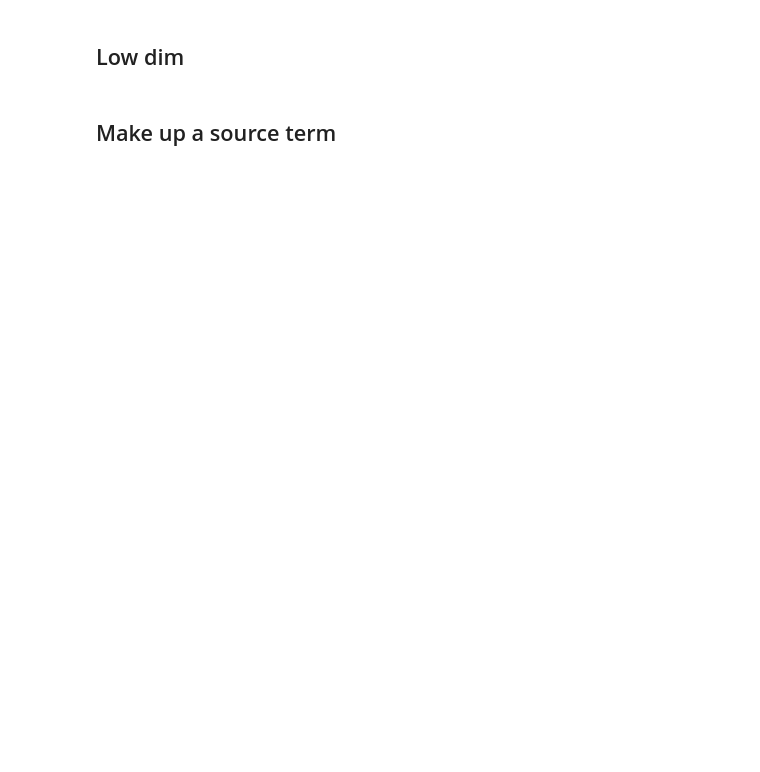
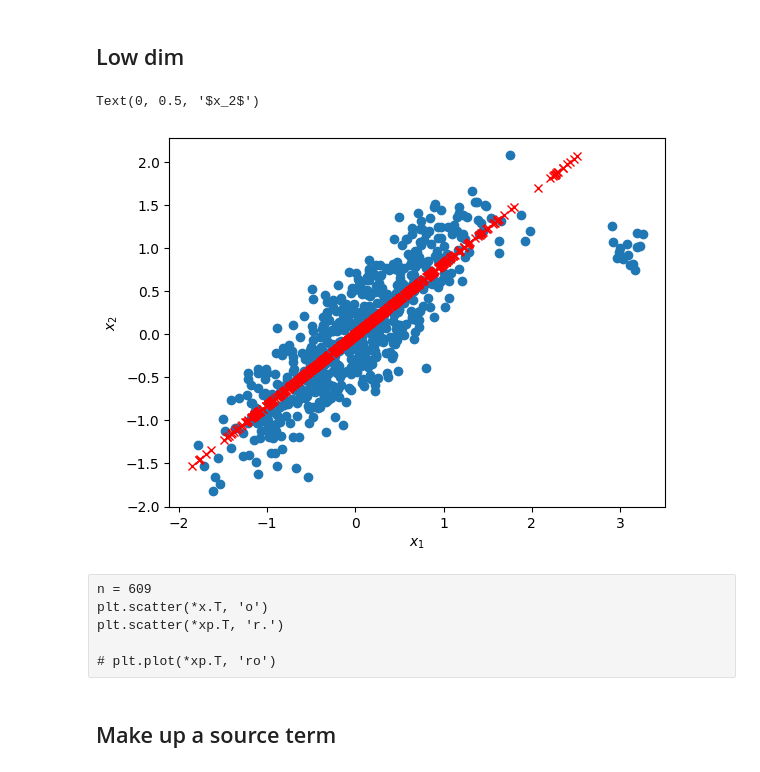
Before and after one commit to kulkarnisp/dim-red, a Jupyter notebook: examples/two_dimen.ipynb, the cells around one changed output. Drawn from its saved outputs; the diff is of its cells as text; code cells hidden in the pictures; blank space fills up the shorter version.

```diff
--- a/examples/two_dimen.ipynb
+++ b/examples/two_dimen.ipynb
@@ -55,6 +78,9 @@ print(pc.shape)
 # %%
-plt.plot(*xp.T,'.r', label='Data Reconstructed from PC1')
-plt.plot(*data.T,'.b')
+plt.plot(*x.T,'o')
+
+plt.plot(*xp.T,'xr')
 plt.xlabel(r"$x_1$")
 plt.ylabel(r"$x_2$")
-plt.legend()
+# %% [output]
+Text(0, 0.5, '$x_2$')
+[figure, added]
@@ -61,2 +89,8 @@ plt.legend()
+# %% [raw]
+n = 609
+plt.scatter(*x.T, 'o')
+plt.scatter(*xp.T, 'r.')
+
+# plt.plot(*xp.T, 'ro')
 # %% [markdown]
 ## Make up a source term
```
Also changed, not shown: parts of 33 cells of this notebook.
